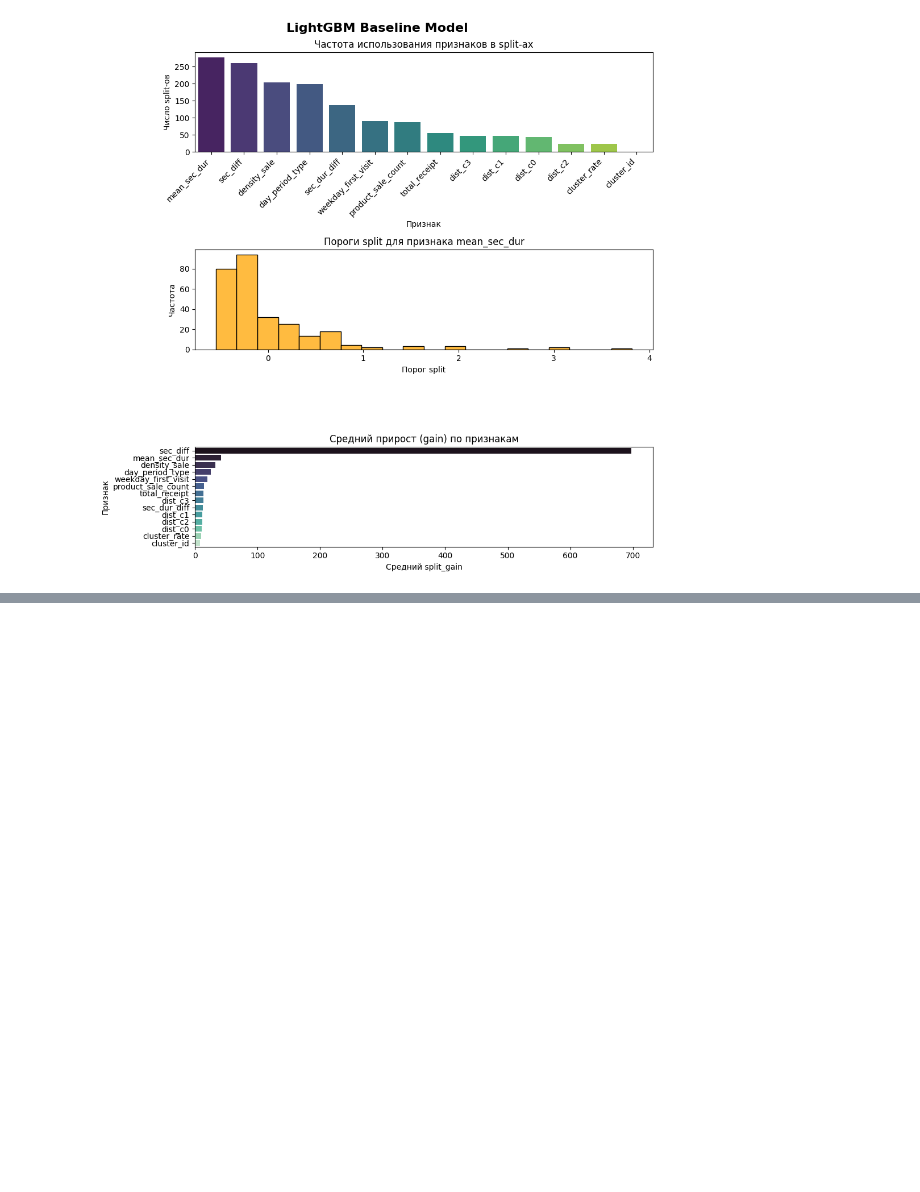
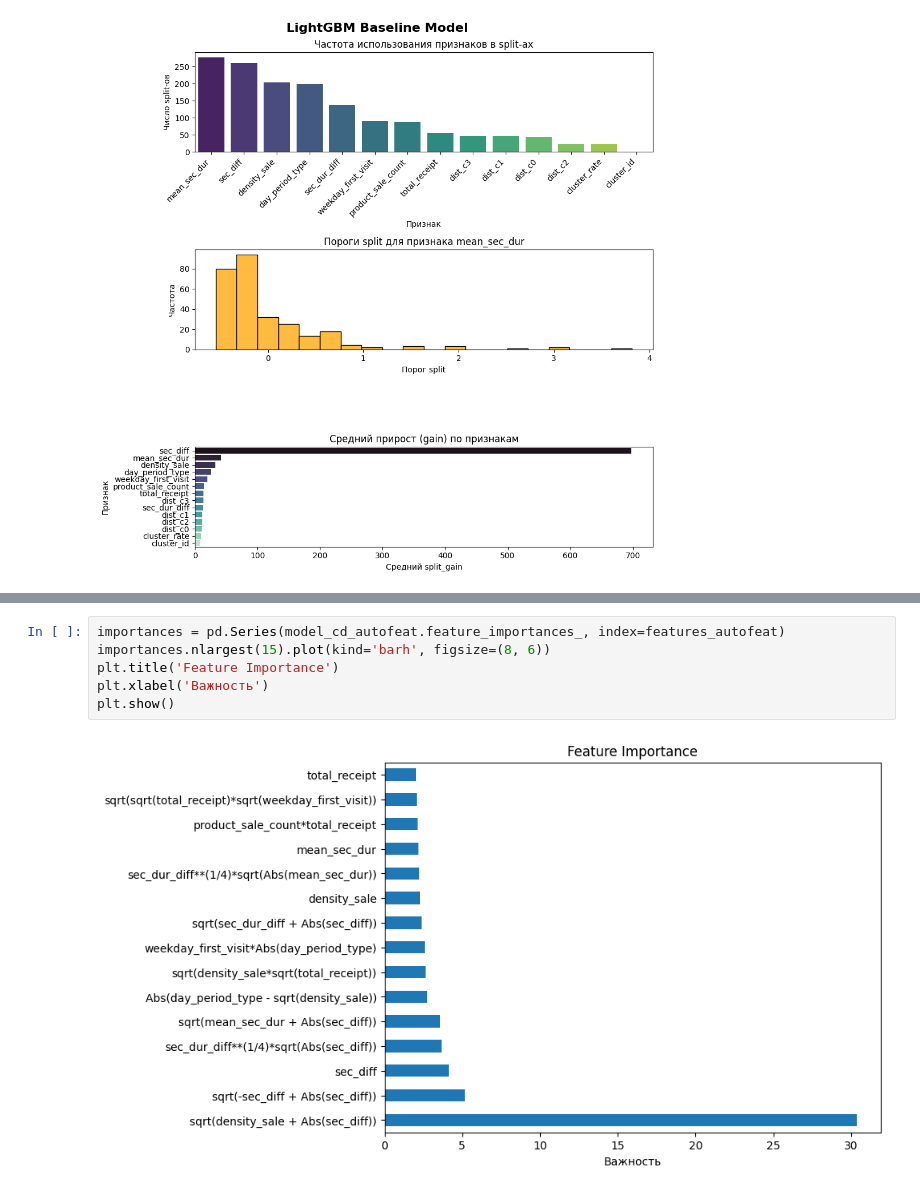
Before and after one commit to ArmJav/callcentermodel, a Jupyter notebook: prepocessing_fit.ipynb, the cells around one changed output, grey strips where cells are left out. Drawn from its saved outputs; the diff is of its cells as text; blank space fills up the shorter version.

```diff
--- a/prepocessing_fit.ipynb
+++ b/prepocessing_fit.ipynb
@@ -600,0 +646,8 @@ Passing `palette` without assigning `hue` is deprecated and will be removed in v
+# %%
+importances = pd.Series(model_cd_autofeat.feature_importances_, index=features_autofeat)
+importances.nlargest(15).plot(kind='barh', figsize=(8, 6))
+plt.title('Feature Importance')
+plt.xlabel('Важность')
+plt.show()
+# %% [output]
+[figure, added]
```
Also changed, not shown: parts of 23 cells of this notebook, 1 other file.
